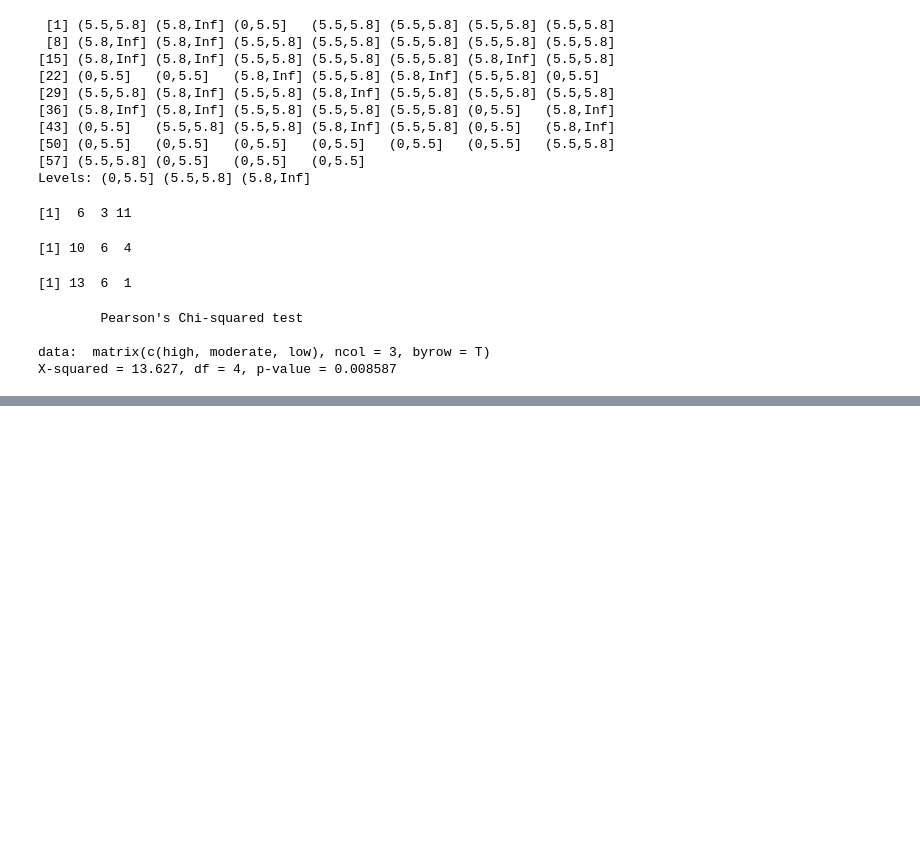
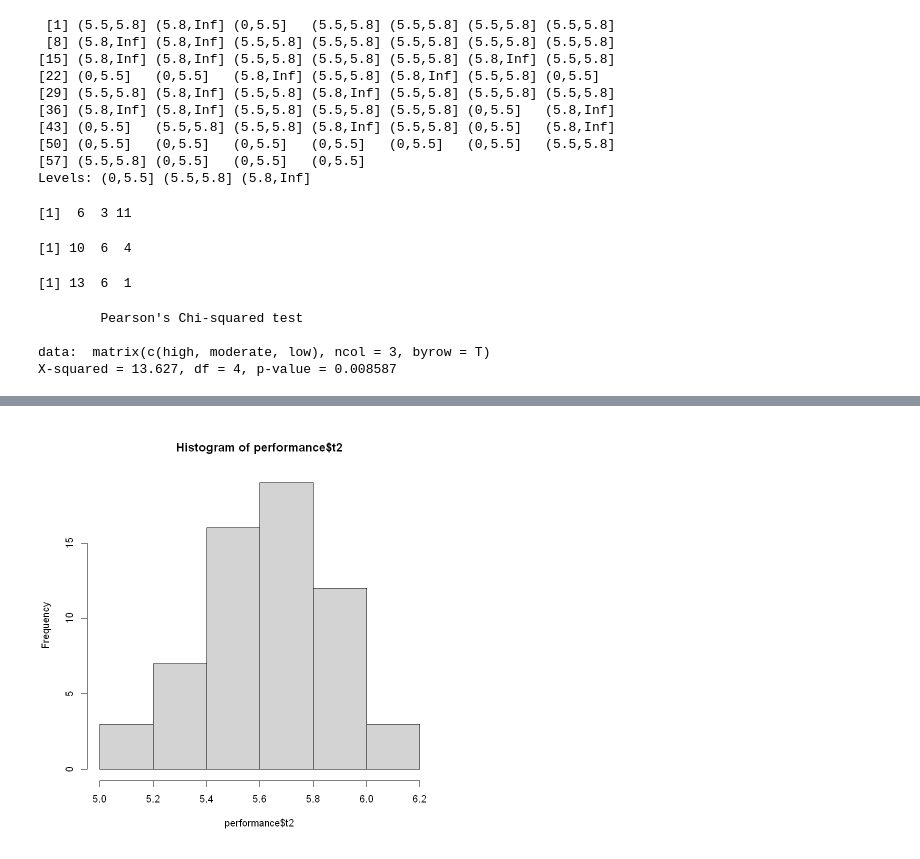
Before and after one commit to KNOU-STUDY/KNOU-R-DATA-ANALYSIS, a Jupyter notebook: attandance/Untitled.ipynb, the cells around one changed output, grey strips where cells are left out. Drawn from its saved outputs; the diff is of its cells as text; code cells hidden in the pictures; blank space fills up the shorter version.

```diff
--- a/attandance/Untitled.ipynb
+++ b/attandance/Untitled.ipynb
@@ -111,0 +133,4 @@ X-squared = 13.627, df = 4, p-value = 0.008587
+# %%
+hist(performance$t2)
+# %% [output]
+[figure, added]
```
Also changed, not shown: parts of 4 cells of this notebook, 14 other files.
